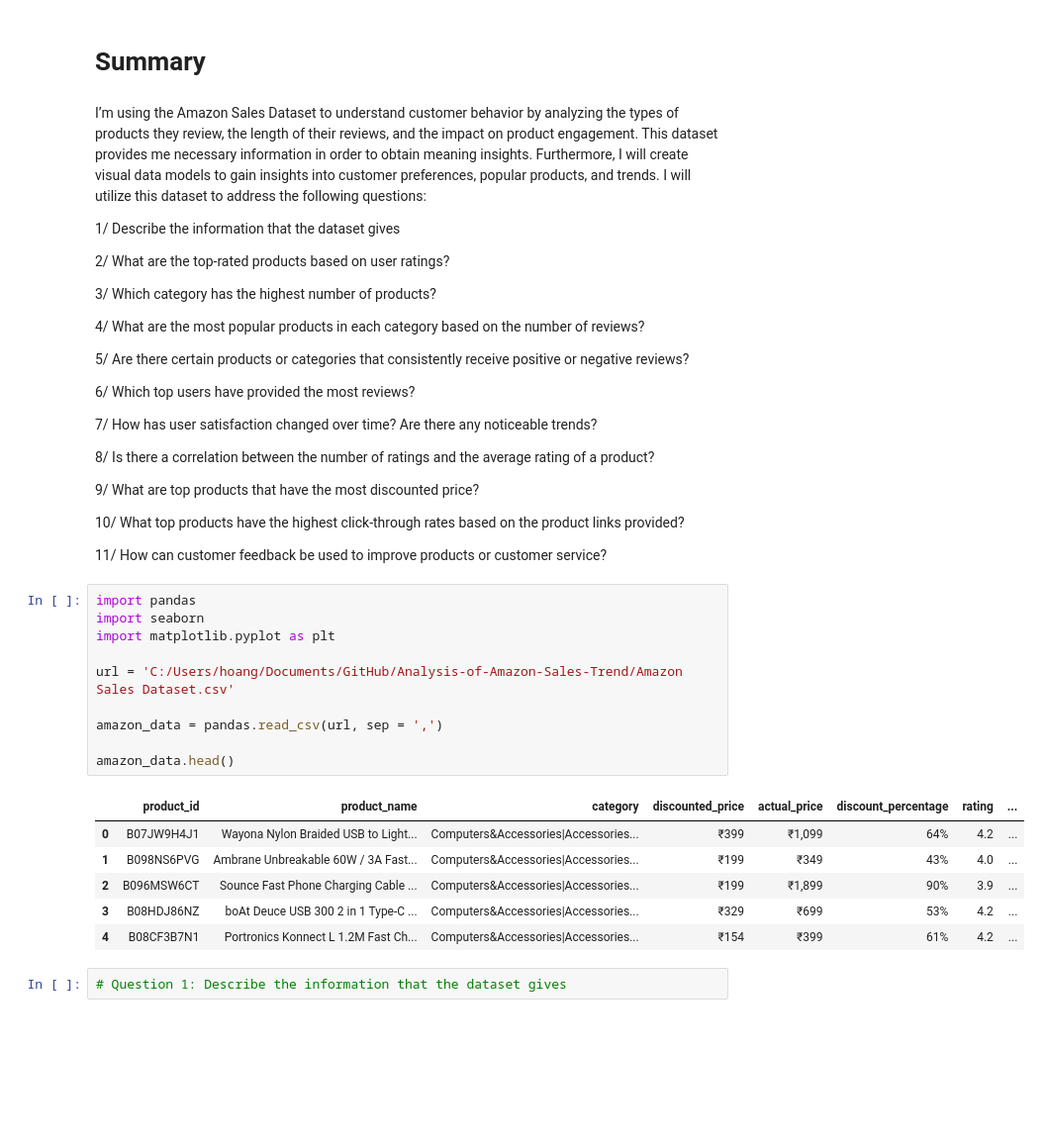
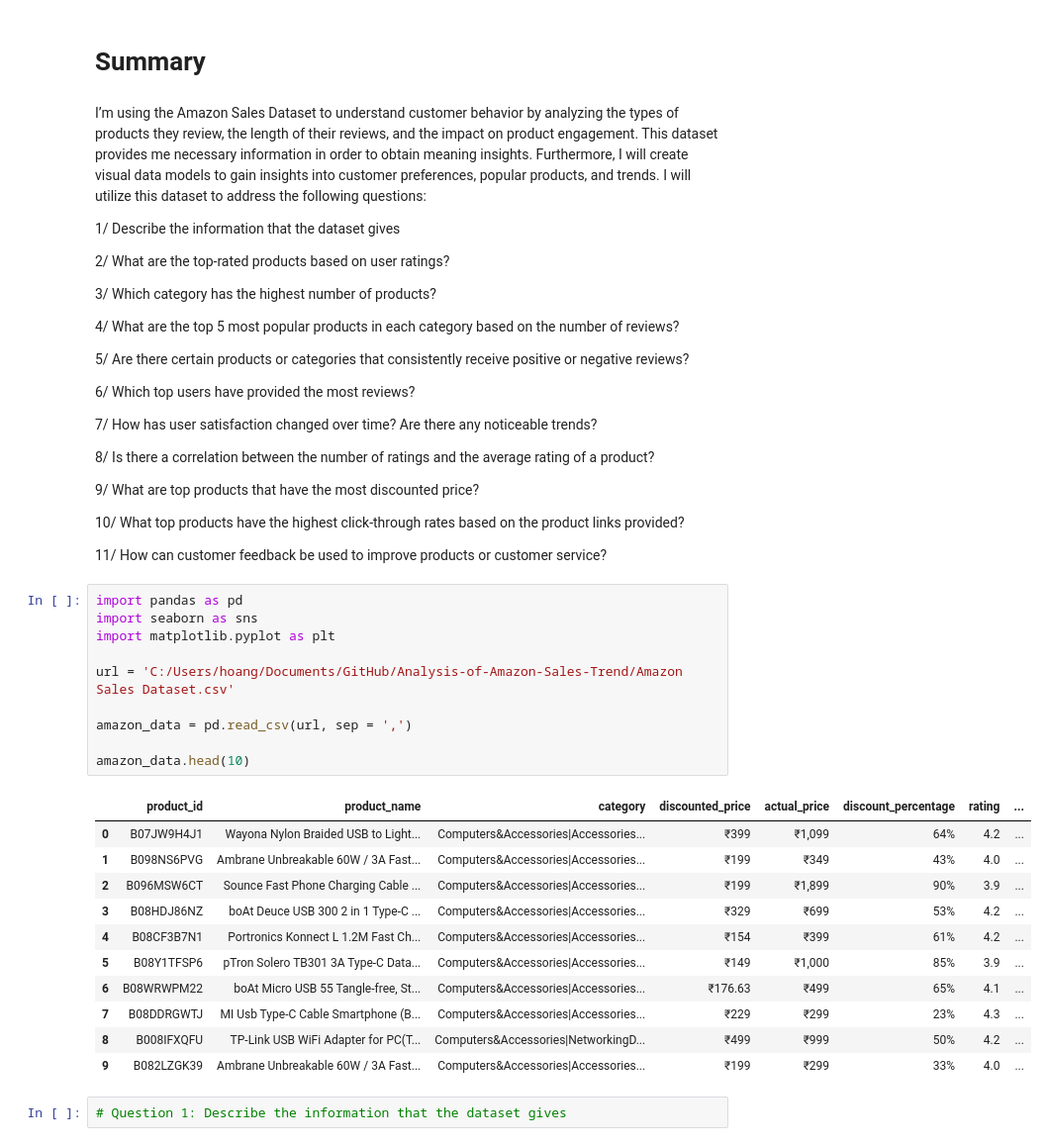
Before and after one commit to calvinhoang203/Analysis-of-Amazon-Sales-Trend, a Jupyter notebook: Amazon Sales Trend.ipynb, the cells around one changed output. Shown: that part at 99% size. Saved outputs shown, nothing was run; the diff lists cells and outputs as text; blank space fills up the shorter version.

```diff
--- a/Amazon Sales Trend.ipynb
+++ b/Amazon Sales Trend.ipynb
@@ -9,7 +9,7 @@ I’m using the Amazon Sales Dataset to understand customer behavior by analyzin
 
 3/ Which category has the highest number of products?
 
-4/ What are the most popular products in each category based on the number of reviews?
+4/ What are the top 5 most popular products in each category based on the number of reviews?
 
 5/ Are there certain products or categories that consistently receive positive or negative reviews?
 
@@ -25,22 +25,27 @@ I’m using the Amazon Sales Dataset to understand customer behavior by analyzin
 
 11/ How can customer feedback be used to improve products or customer service?
 # %%
-import pandas
-import seaborn
+import pandas as pd
+import seaborn as sns
 import matplotlib.pyplot as plt
 
 url = 'C:/Users/hoang/Documents/GitHub/Analysis-of-Amazon-Sales-Trend/Amazon Sales Dataset.csv'
 
-amazon_data = pandas.read_csv(url, sep = ',')
+amazon_data = pd.read_csv(url, sep = ',')
 
-amazon_data.head()
+amazon_data.head(10)
 # %% [output]
 |  | product_id | product_name | category | discounted_price | actual_price | discount_percentage | rating | ... |
 | 0 | B07JW9H4J1 | Wayona Nylon Braided USB to Light... | Computers&Accessories|Accessories... | ₹399 | ₹1,099 | 64% | 4.2 | ... |
 | 1 | B098NS6PVG | Ambrane Unbreakable 60W / 3A Fast... | Computers&Accessories|Accessories... | ₹199 | ₹349 | 43% | 4.0 | ... |
 | 2 | B096MSW6CT | Sounce Fast Phone Charging Cable ... | Computers&Accessories|Accessories... | ₹199 | ₹1,899 | 90% | 3.9 | ... |
 | 3 | B08HDJ86NZ | boAt Deuce USB 300 2 in 1 Type-C ... | Computers&Accessories|Accessories... | ₹329 | ₹699 | 53% | 4.2 | ... |
 | 4 | B08CF3B7N1 | Portronics Konnect L 1.2M Fast Ch... | Computers&Accessories|Accessories... | ₹154 | ₹399 | 61% | 4.2 | ... |
+| 5 | B08Y1TFSP6 | pTron Solero TB301 3A Type-C Data... | Computers&Accessories|Accessories... | ₹149 | ₹1,000 | 85% | 3.9 | ... |
+| 6 | B08WRWPM22 | boAt Micro USB 55 Tangle-free, St... | Computers&Accessories|Accessories... | ₹176.63 | ₹499 | 65% | 4.1 | ... |
+| 7 | B08DDRGWTJ | MI Usb Type-C Cable Smartphone (B... | Computers&Accessories|Accessories... | ₹229 | ₹299 | 23% | 4.3 | ... |
+| 8 | B008IFXQFU | TP-Link USB WiFi Adapter for PC(T... | Computers&Accessories|NetworkingD... | ₹499 | ₹999 | 50% | 4.2 | ... |
+| 9 | B082LZGK39 | Ambrane Unbreakable 60W / 3A Fast... | Computers&Accessories|Accessories... | ₹199 | ₹299 | 33% | 4.0 | ... |
 # %%
 # Question 1: Describe the information that the dataset gives
 # %%
```
Also changed, not shown: parts of 17 cells of this notebook.
